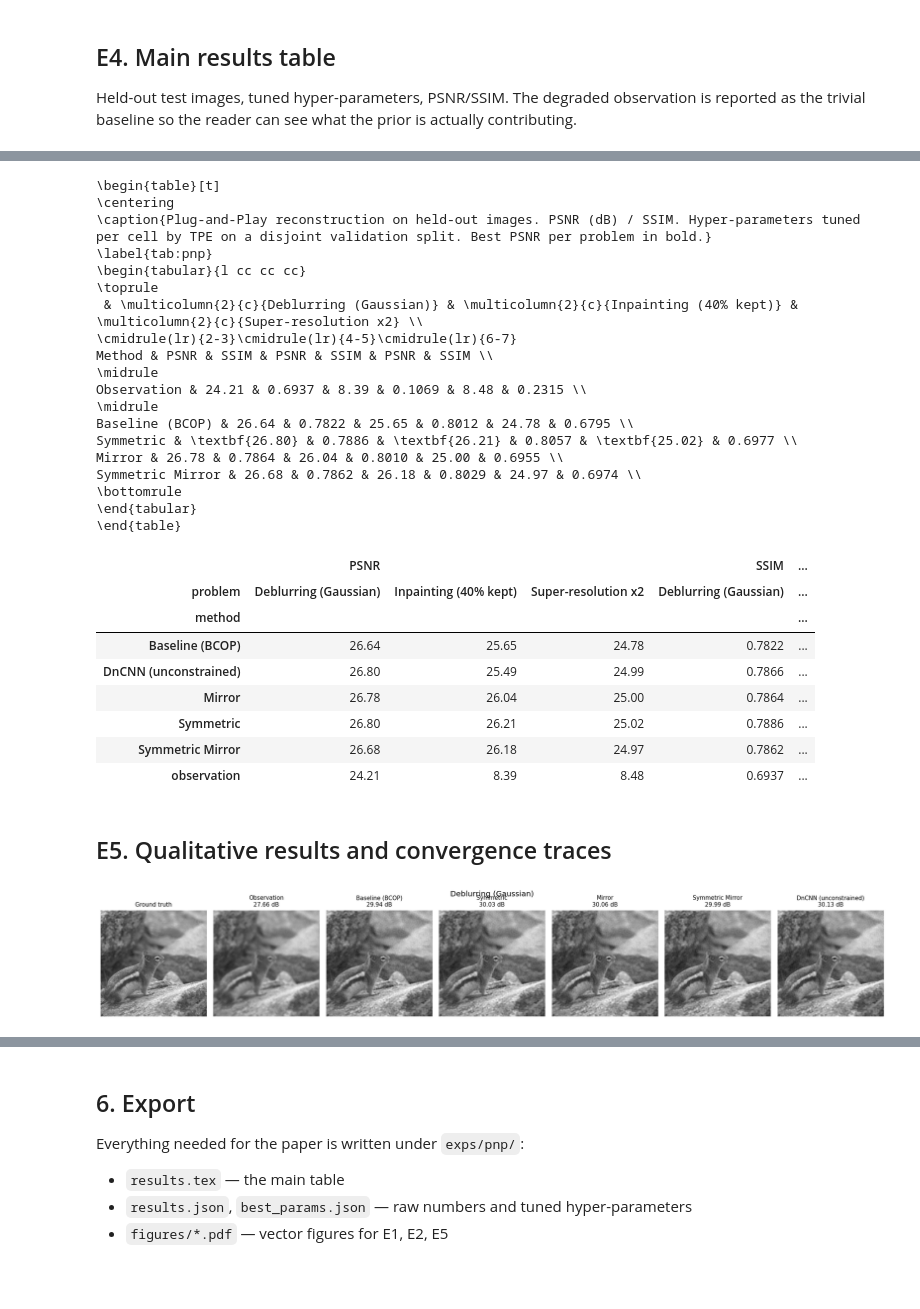
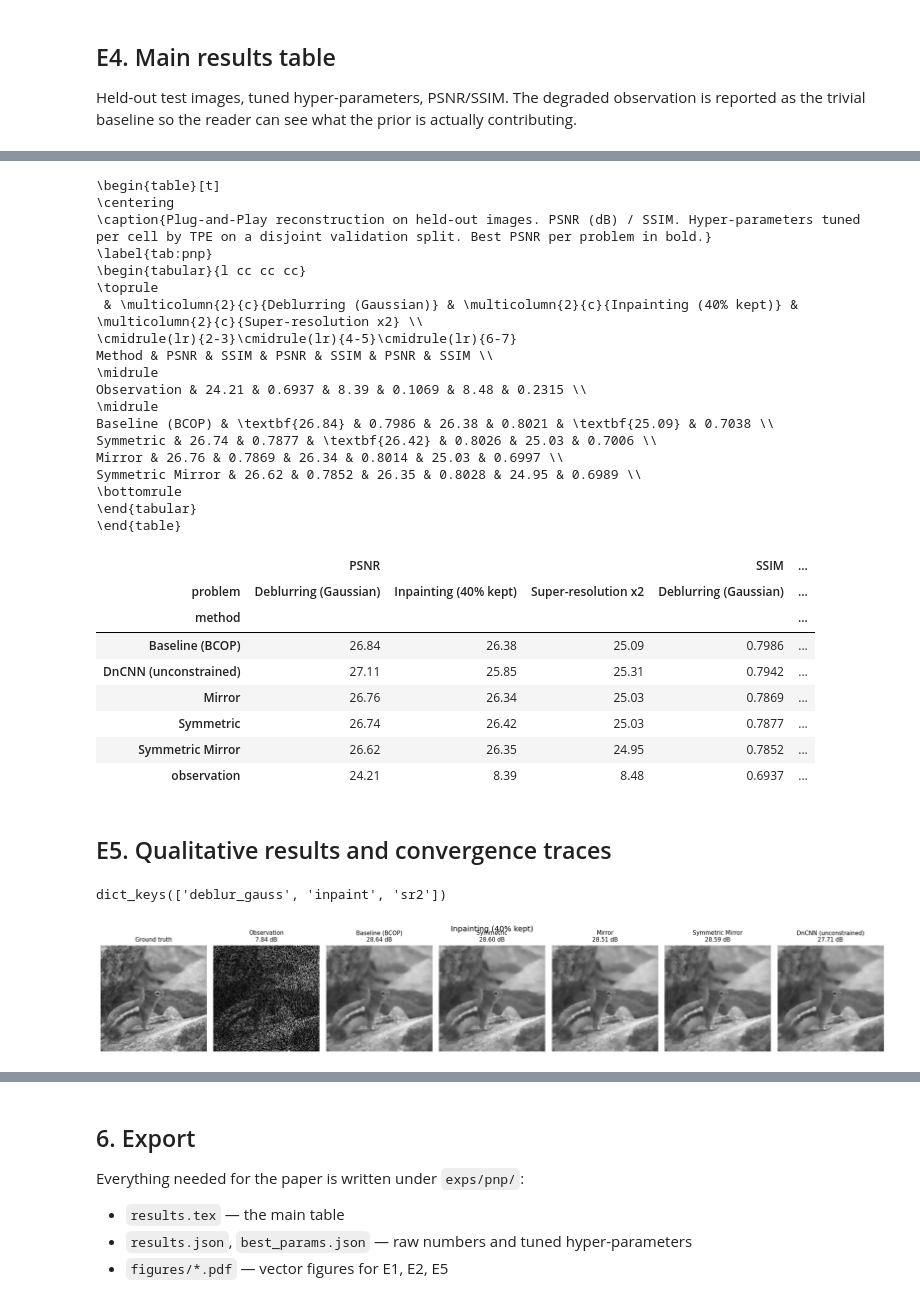
Before and after one commit to Theborna/symmetric_parseval_conv, a Jupyter notebook: colab_pnp.ipynb, the cells around one changed output, grey strips where cells are left out. Saved outputs shown, nothing was run; the diff lists cells and outputs as text; code cells hidden in the pictures.

```diff
--- a/colab_pnp.ipynb
+++ b/colab_pnp.ipynb
@@ -268,7 +271,7 @@ def quick_train(model, loader, epochs=QUICK_EPOCHS, lr=1e-4, tag=''):
         print(f'[{tag}] epoch {ep}: L1 {run / max(n, 1):.5f}')
     return model.eval()
 
-def get_train_loader(batch_size=128):
+def get_train_loader(batch_size=512):
     if TRAIN_H5 and os.path.exists(TRAIN_H5):
         from BSD500 import BSD500
         return DataLoader(BSD500(TRAIN_H5), batch_size=batch_size, shuffle=True,
@@ -311,7 +325,7 @@ OutOfMemoryError: CUDA out of memory. Tried to allocate 800.00 MiB. GPU 0 has a
 # The unconstrained control, trained the same way.
 if LOADER is None:
     LOADER = get_train_loader()
-DENOISERS['dncnn_unconstrained'] = quick_train(DnCNN(depth=7, channels=64),
+DENOISERS['dncnn_unconstrained'] = quick_train(DnCNN(depth=8, channels=64),
                                                LOADER, tag='dncnn')
 
 LABELS = {'baseline': 'Baseline (BCOP)', 'symmetric': 'Symmetric',
@@ -710,10 +742,10 @@ Method & PSNR & SSIM & PSNR & SSIM & PSNR & SSIM \\
 \midrule
 Observation & 24.21 & 0.6937 & 8.39 & 0.1069 & 8.48 & 0.2315 \\
 \midrule
-Baseline (BCOP) & 26.64 & 0.7822 & 25.65 & 0.8012 & 24.78 & 0.6795 \\
-Symmetric & \textbf{26.80} & 0.7886 & \textbf{26.21} & 0.8057 & \textbf{25.02} & 0.6977 \\
-Mirror & 26.78 & 0.7864 & 26.04 & 0.8010 & 25.00 & 0.6955 \\
-Symmetric Mirror & 26.68 & 0.7862 & 26.18 & 0.8029 & 24.97 & 0.6974 \\
+Baseline (BCOP) & \textbf{26.84} & 0.7986 & 26.38 & 0.8021 & \textbf{25.09} & 0.7038 \\
+Symmetric & 26.74 & 0.7877 & \textbf{26.42} & 0.8026 & 25.03 & 0.7006 \\
+Mirror & 26.76 & 0.7869 & 26.34 & 0.8014 & 25.03 & 0.6997 \\
+Symmetric Mirror & 26.62 & 0.7852 & 26.35 & 0.8028 & 24.95 & 0.6989 \\
 \bottomrule
 \end{tabular}
 \end{table}
@@ -730,40 +762,44 @@ pd.DataFrame(rows).pivot(index='method', columns='problem', values=['PSNR', 'SSI
 |  | PSNR |  |  | SSIM | ... |
 | problem | Deblurring (Gaussian) | Inpainting (40% kept) | Super-resolution x2 | Deblurring (Gaussian) | ... |
 | method |  |  |  |  | ... |
-| Baseline (BCOP) | 26.64 | 25.65 | 24.78 | 0.7822 | ... |
-| DnCNN (unconstrained) | 26.80 | 25.49 | 24.99 | 0.7866 | ... |
-| Mirror | 26.78 | 26.04 | 25.00 | 0.7864 | ... |
-| Symmetric | 26.80 | 26.21 | 25.02 | 0.7886 | ... |
-| Symmetric Mirror | 26.68 | 26.18 | 24.97 | 0.7862 | ... |
+| Baseline (BCOP) | 26.84 | 26.38 | 25.09 | 0.7986 | ... |
+| DnCNN (unconstrained) | 27.11 | 25.85 | 25.31 | 0.7942 | ... |
+| Mirror | 26.76 | 26.34 | 25.03 | 0.7869 | ... |
+| Symmetric | 26.74 | 26.42 | 25.03 | 0.7877 | ... |
+| Symmetric Mirror | 26.62 | 26.35 | 24.95 | 0.7852 | ... |
 | observation | 24.21 | 8.39 | 8.48 | 0.6937 | ... |
 # %% [markdown]
 ## E5. Qualitative results and convergence traces
+# %%
+TEST_PROBLEMS.keys()
+# %% [output]
+dict_keys(['deblur_gauss', 'inpaint', 'sr2'])
 # %%
-SHOW_KIND = 'deblur_gauss'
+SHOW_KIND = 'inpaint'
 op, y, x_true = TEST_PROBLEMS[SHOW_KIND][0]
 recons, traces = {}, {}
 # for k in PARSEVAL:
 for k in DENOISERS:
     m = DENOISERS[k]
     with fast_inference(m):
         xr, h = solve(op, y, m, solver=SOLVER, n_iter=N_ITER_FINAL,
                       x_true=x_true, **BEST[SHOW_KIND][k])
     recons[k] = xr.clamp(0, 1); traces[k] = h
 
 obs = (y if y.shape == x_true.shape else op.AT(y)).clamp(0, 1)
 panels = [('Ground truth', x_true), ('Observation', obs)] + \
         [(LABELS[k], recons[k]) for k in DENOISERS]
         #  [(LABELS[k], recons[k]) for k in PARSEVAL]
 
 fig, axes = plt.subplots(1, len(panels), figsize=(2.5 * len(panels), 3))
 for ax, (title, im) in zip(axes, panels):
     ax.imshow(im[0, 0].cpu(), cmap='gray', vmin=0, vmax=1); ax.axis('off')
     t = title if title in ('Ground truth',) else f'{title}\n{psnr(im, x_true):.2f} dB'
     ax.set_title(t, fontsize=9)
 fig.suptitle(PROBLEM_LABELS[SHOW_KIND])
 plt.tight_layout(); plt.savefig(f'{FIGDIR}/e5_reconstructions.pdf'); plt.savefig(f'{FIGDIR}/e5_reconstructions.png'); plt.show()
 # %% [output]
-[figure, old version]
+[figure, new version]
 # %%
 fig, axes = plt.subplots(1, 2, figsize=(11, 3.8))
 # for k in PARSEVAL:
```
Also changed, not shown: parts of 13 cells of this notebook.
